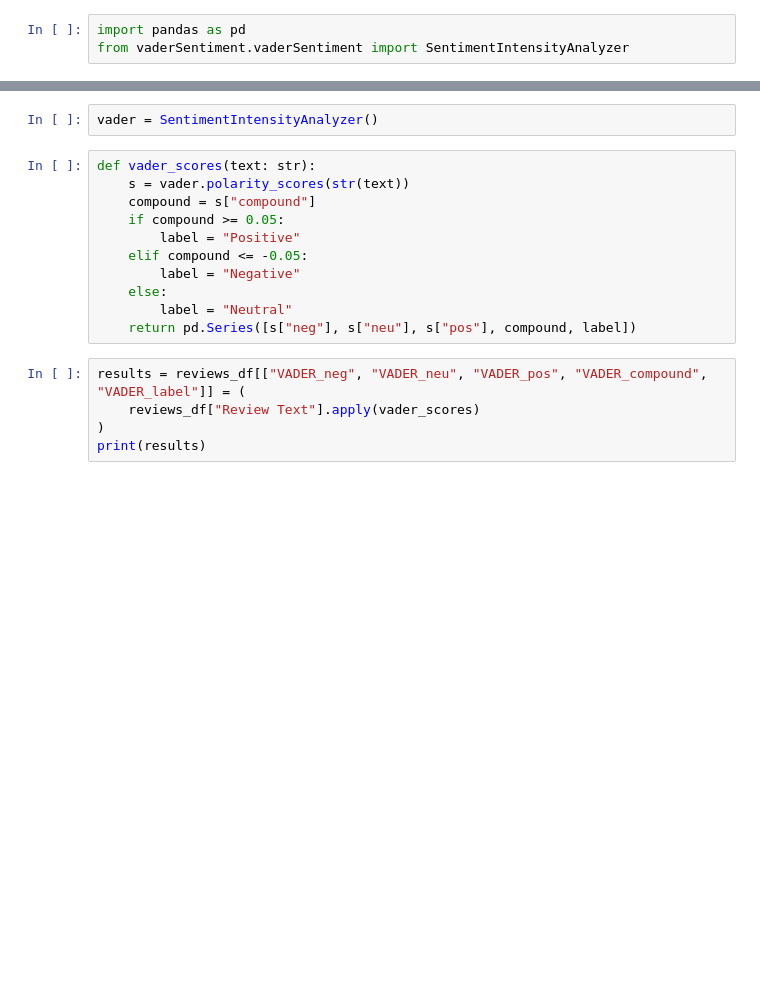
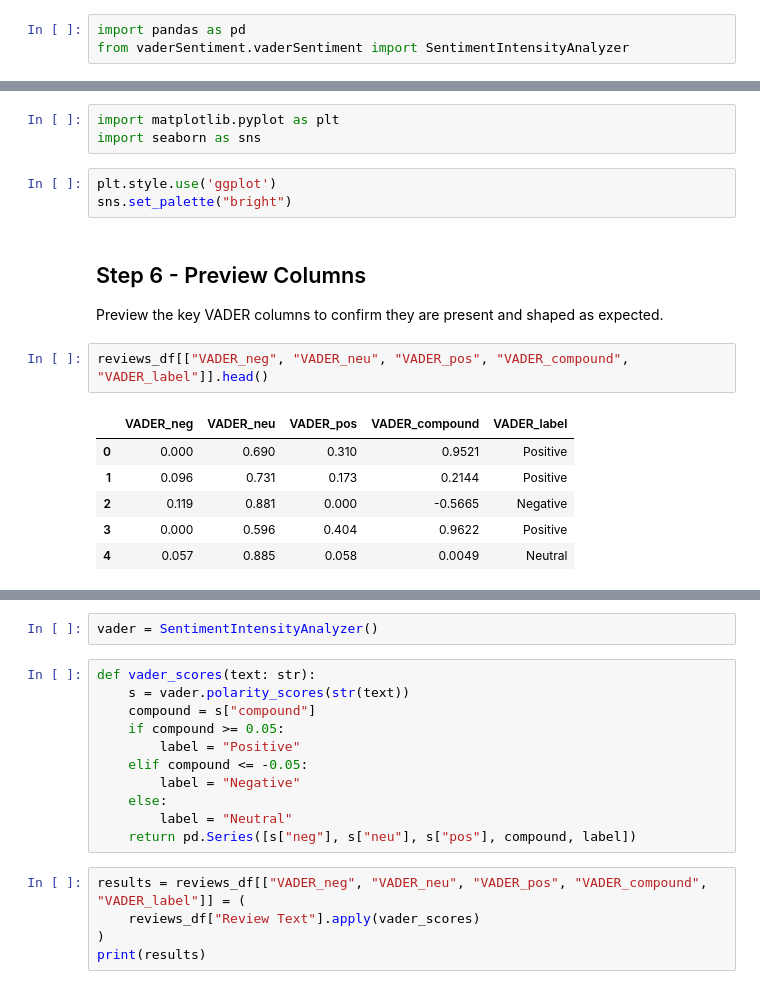
Before and after one commit to MyLightIsOn/sentiment-analysis-study, a Jupyter notebook: vader.ipynb, the cells around one changed output, grey strips where cells are left out. Saved outputs shown, nothing was run; the diff lists cells and outputs as text; blank space fills up the shorter version.

```diff
--- a/vader.ipynb
+++ b/vader.ipynb
@@ -6,0 +78,19 @@ reviews_df.head()
+# %%
+import matplotlib.pyplot as plt
+import seaborn as sns
+# %%
+plt.style.use('ggplot')
+sns.set_palette("bright")
+# %% [markdown]
+## Step 6 - Preview Columns
+
+Preview the key VADER columns to confirm they are present and shaped as expected.
+# %%
+reviews_df[["VADER_neg", "VADER_neu", "VADER_pos", "VADER_compound", "VADER_label"]].head()
+# %% [output]
+|  | VADER_neg | VADER_neu | VADER_pos | VADER_compound | VADER_label |
+| 0 | 0.000 | 0.690 | 0.310 | 0.9521 | Positive |
+| 1 | 0.096 | 0.731 | 0.173 | 0.2144 | Positive |
+| 2 | 0.119 | 0.881 | 0.000 | -0.5665 | Negative |
+| 3 | 0.000 | 0.596 | 0.404 | 0.9622 | Positive |
+| 4 | 0.057 | 0.885 | 0.058 | 0.0049 | Neutral |
```
Also changed, not shown: parts of 15 cells of this notebook.
